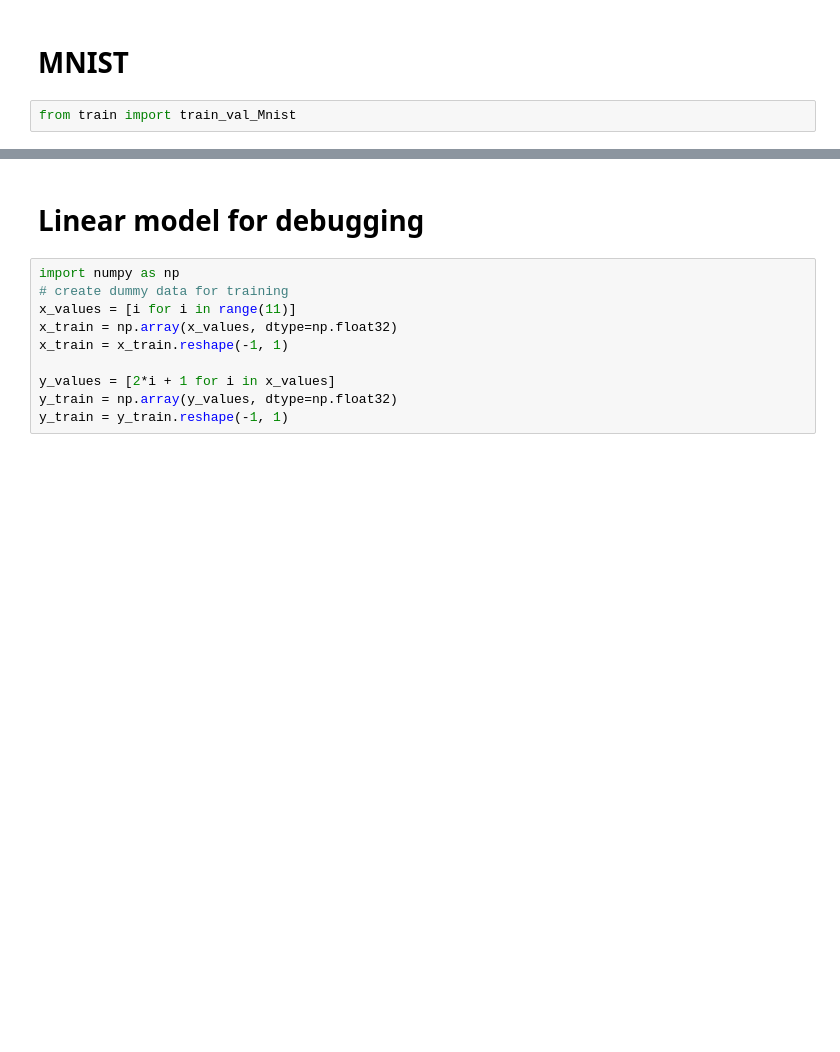
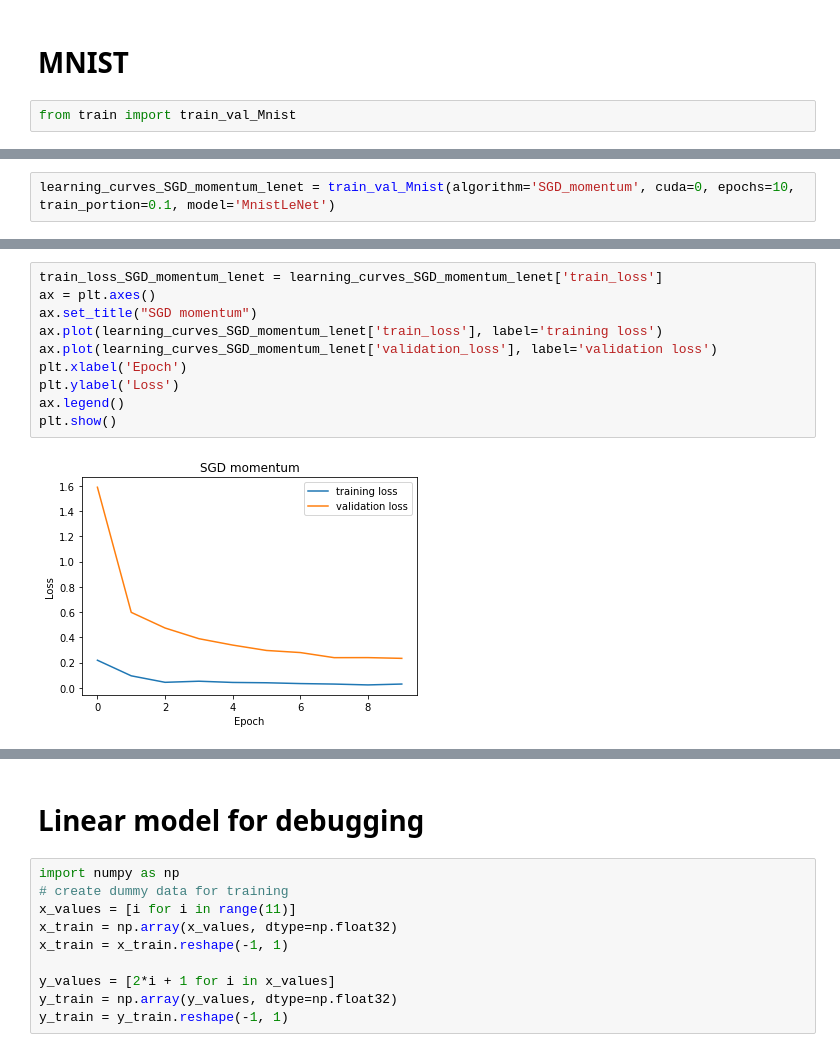
Before and after one commit to ruoshiliu/Natasha2, a Jupyter notebook: MNIST.ipynb, the cells around one changed output, grey strips where cells are left out. Drawn from its saved outputs; the diff is of its cells as text; blank space fills up the shorter version.

```diff
--- a/MNIST.ipynb
+++ b/MNIST.ipynb
@@ -101,0 +130,2 @@ plt.show()
+# %%
+learning_curves_SGD_momentum_lenet = train_val_Mnist(algorithm='SGD_momentum', cuda=0, epochs=10, train_portion=0.1, model='MnistLeNet')
@@ -101,0 +150,12 @@ plt.show()
+# %%
+train_loss_SGD_momentum_lenet = learning_curves_SGD_momentum_lenet['train_loss']
+ax = plt.axes()
+ax.set_title("SGD momentum")
+ax.plot(learning_curves_SGD_momentum_lenet['train_loss'], label='training loss')
+ax.plot(learning_curves_SGD_momentum_lenet['validation_loss'], label='validation loss')
+plt.xlabel('Epoch')
+plt.ylabel('Loss')
+ax.legend()
+plt.show()
+# %% [output]
+[figure, added]
```
Also changed, not shown: parts of 13 cells of this notebook, 1 other file.
